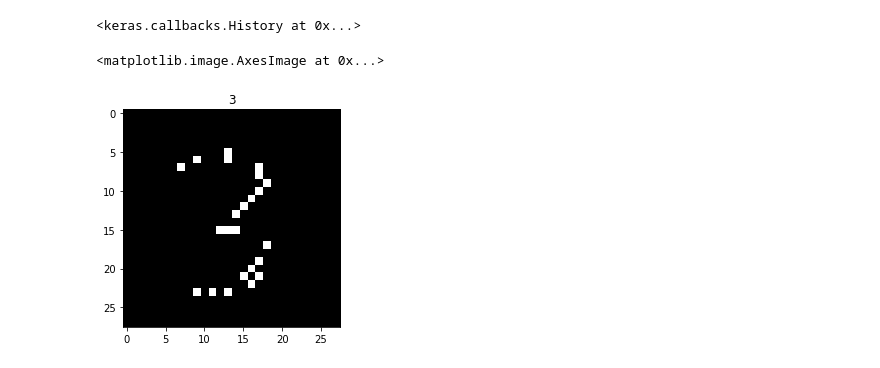
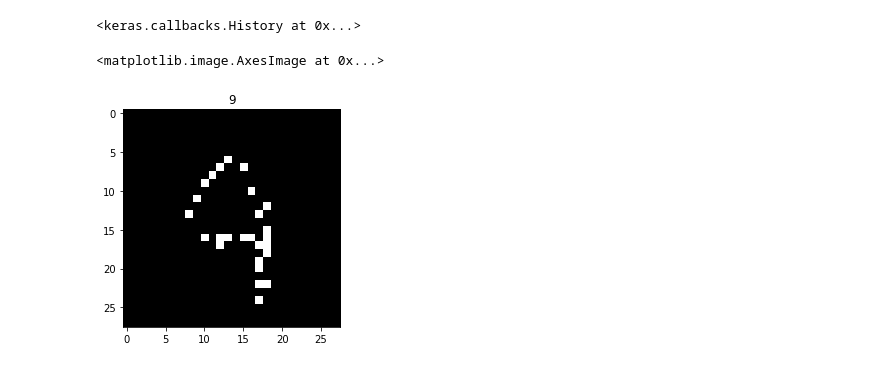
Before and after one commit to danyentezari/bn-ocr, a Jupyter notebook: keras_ocr_realvalues_bignumber_mnist.ipynb, the cells around one changed output. Saved outputs shown, nothing was run; the diff lists cells and outputs as text; code cells hidden in the pictures.

```diff
--- a/keras_ocr_realvalues_bignumber_mnist.ipynb
+++ b/keras_ocr_realvalues_bignumber_mnist.ipynb
@@ -487,10 +469,10 @@ metrics1
 # %%
 import matplotlib.pyplot as plt
 %matplotlib inline
-img = data_F[300]
+img = data_F[7300]
 img = img.astype(np.uint8)
-plt.title(data_L[300])
+plt.title(data_L[7300])
 plt.imshow(img * 255)
 # %% [output]
 <matplotlib.image.AxesImage at 0x...>
-[figure, old version]
+[figure, new version]
```
Also changed, not shown: parts of 3 cells of this notebook.
